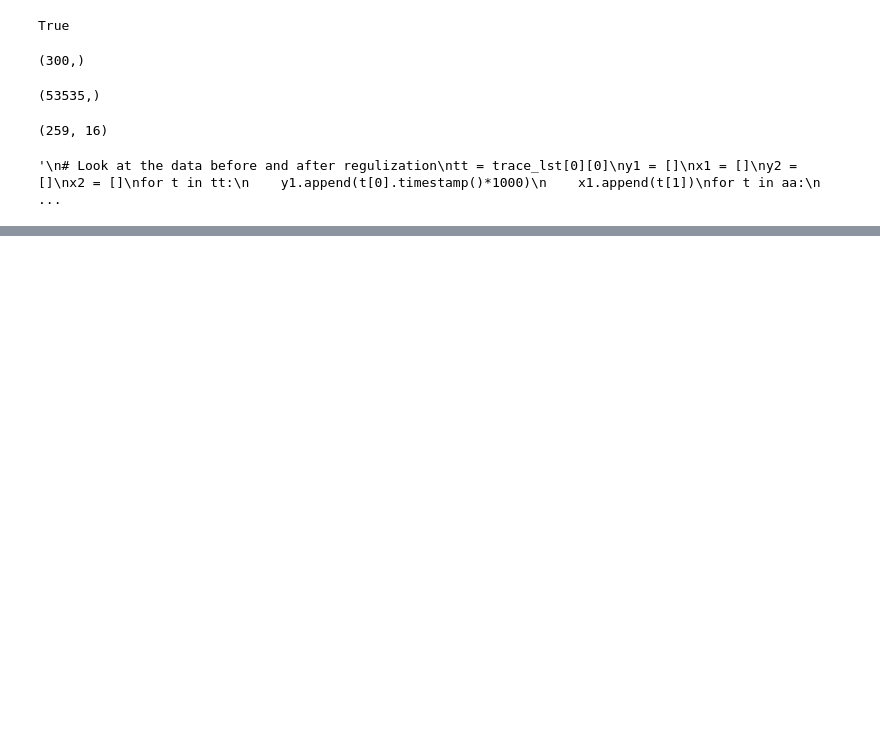
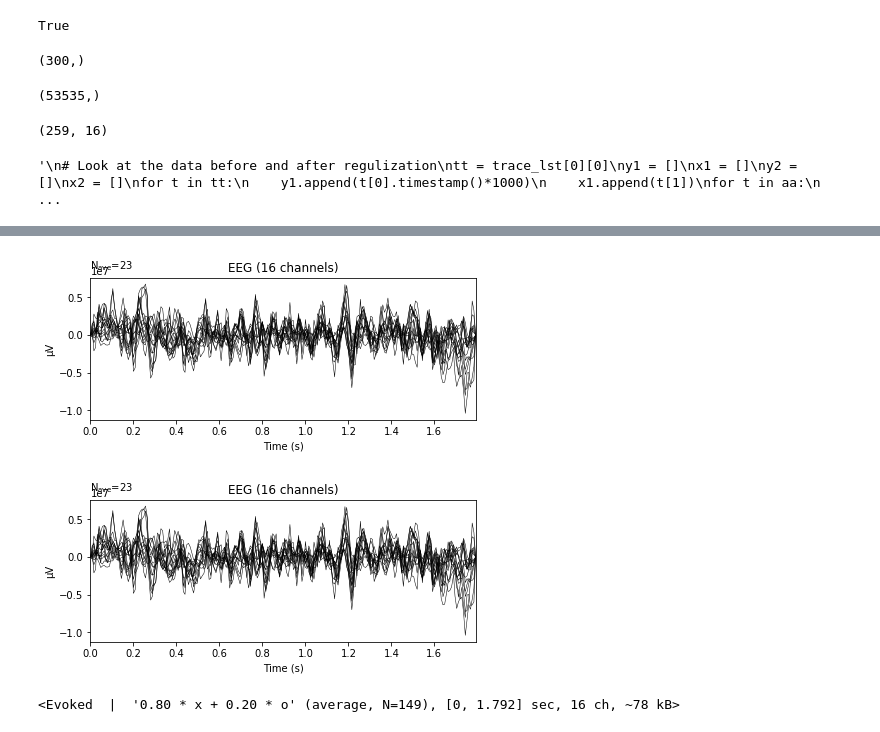
Before and after one commit to sari-saba-sadiya/cognitive-experiments-with-openbci-and-lsl, a Jupyter notebook: analysis/analyze_P300.ipynb, the cells around one changed output, grey strips where cells are left out. Drawn from its saved outputs; the diff is of its cells as text; code cells hidden in the pictures; blank space fills up the shorter version.

```diff
--- a/analysis/analyze_P300.ipynb
+++ b/analysis/analyze_P300.ipynb
@@ -127,0 +197,7 @@ for ii,el in enumerate(el_list):
+# %%
+contrast = mne.combine_evoked([evokedX, -evokedO], weights='equal')
+# %%
+contrast.plot()
+# %% [output]
+[figure, added]
+[figure, added]
@@ -127,0 +206,4 @@ for ii,el in enumerate(el_list):
+# %%
+evoked
+# %% [output]
+<Evoked  |  '0.80 * x + 0.20 * o' (average, N=149), [0, 1.792] sec, 16 ch, ~78 kB>
```
Also changed, not shown: parts of 21 cells of this notebook.
